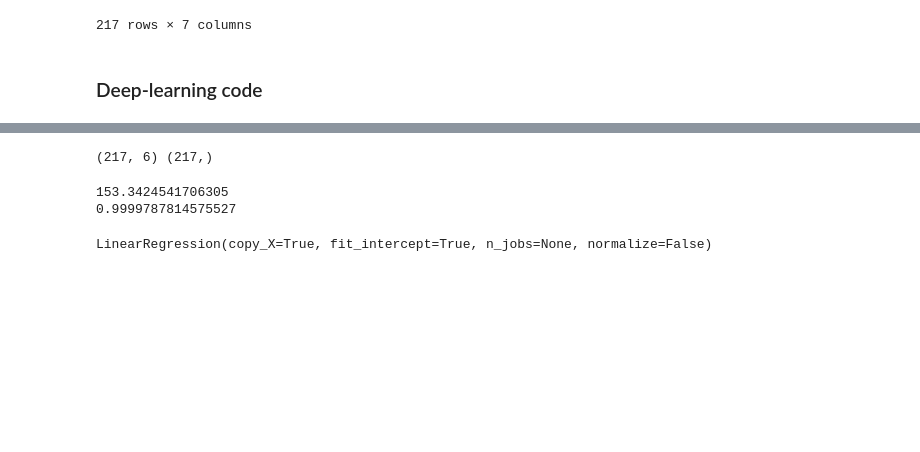
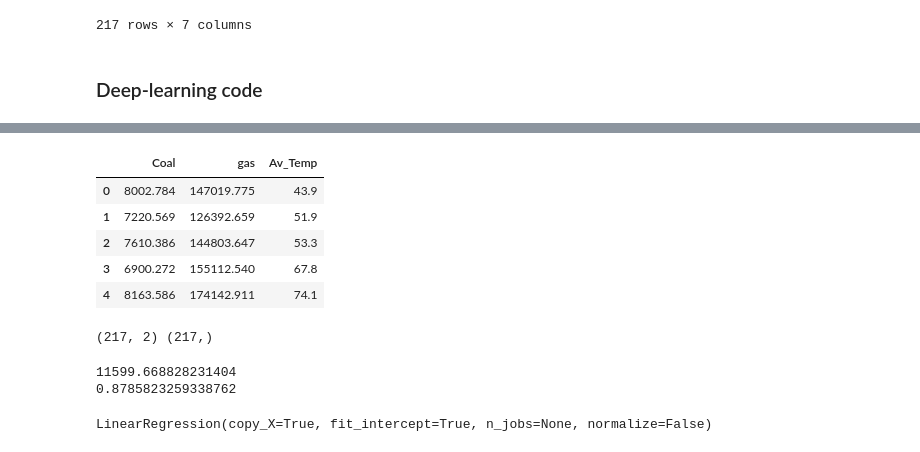
Before and after one commit to pikako77/project3, a Jupyter notebook: MachineLearning/code/Regression_multivariate_allVar_gas.ipynb, the cells around one changed output, grey strips where cells are left out. Drawn from its saved outputs; the diff is of its cells as text; code cells hidden in the pictures; blank space fills up the shorter version.

```diff
--- a/MachineLearning/code/Regression_multivariate_allVar_gas.ipynb
+++ b/MachineLearning/code/Regression_multivariate_allVar_gas.ipynb
@@ -68,9 +68,21 @@ sns.heatmap(corr,
+# %%
+dataframe.head()
+dataframe = dataframe.drop(['Total_source', 'Total_source_corrected_population', 'Max_Temp','Min_Temp'], axis =1)
+# %%
+dataframe.head()
+# %% [output]
+|  | Coal | gas | Av_Temp |
+| 0 | 8002.784 | 147019.775 | 43.9 |
+| 1 | 7220.569 | 126392.659 | 51.9 |
+| 2 | 7610.386 | 144803.647 | 53.3 |
+| 3 | 6900.272 | 155112.540 | 67.8 |
+| 4 | 8163.586 | 174142.911 | 74.1 |
 # %%
 X = dataframe.drop("gas", axis=1)
 y = dataframe["gas"]
 print(X.shape, y.shape)
 # %% [output]
-(217, 6) (217,)
+(217, 2) (217,)
 # %%
 X_train, X_test, y_train, y_test = train_test_split(X, y, test_size=0.3, random_state=0)
 # %%
@@ -86,8 +98,8 @@ r2 = r2_score(y,y_poly_pred)
 print(rmse)
 print(r2)
 # %% [output]
-153.3424541706305
-0.9999787814575527
+11599.668828231404
+0.8785823259338762
 # %%
 poly_features = PolynomialFeatures(degree=2)
 
```
Also changed, not shown: parts of 4 cells of this notebook, 12 other files.
